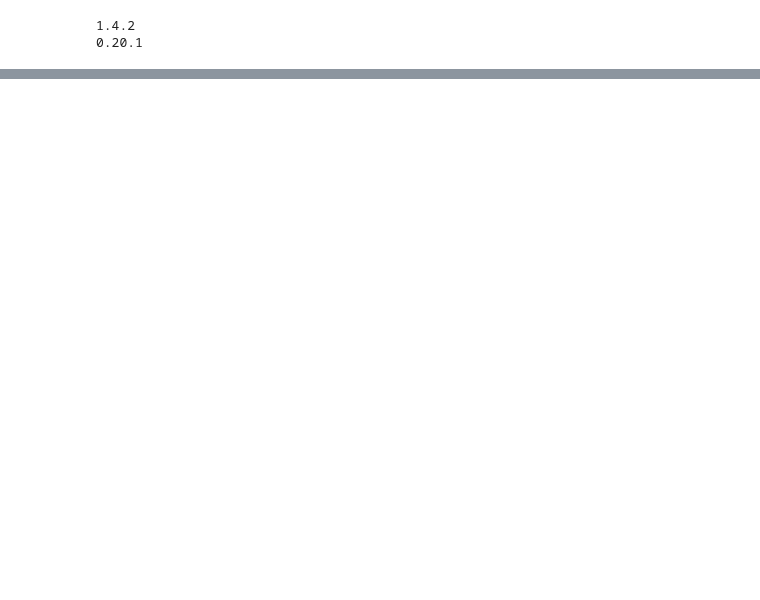
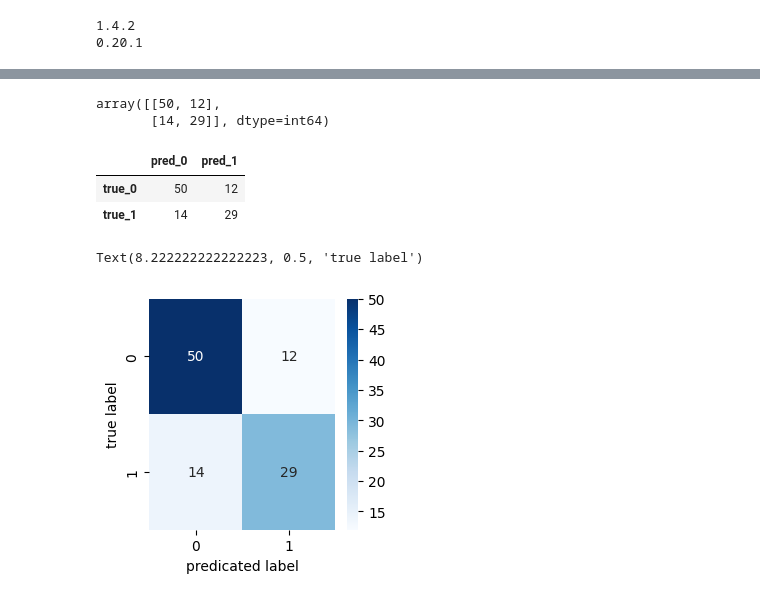
Before and after one commit to dlsco123/deeplearning, a Jupyter notebook: titanic.ipynb, the cells around one changed output, grey strips where cells are left out. Drawn from its saved outputs; the diff is of its cells as text; code cells hidden in the pictures; blank space fills up the shorter version.

```diff
--- a/titanic.ipynb
+++ b/titanic.ipynb
@@ -289,0 +290,37 @@ array([[0.9998405]], dtype=float32)
+# %%
+## 오차행렬에 들어갈 예측값
+predict_y=model.predict(X_test)
+predict_y[predict_y>0.5]=1
+predict_y[predict_y<=0.5]=0
+
+real_y=y_test.copy()
+# %%
+# 오차행렬표임 (교재 388쪽의 하단내용)
+import pandas as pd
+from sklearn.metrics import confusion_matrix
+conMatrix=confusion_matrix(real_y, predict_y)
+conMatrix
+# %% [output]
+array([[50, 12],
+       [14, 29]], dtype=int64)
+# %%
+# 오차행렬표를 데이터프레임으로 변환 (rywo 388쪽 가장하단)
+# 오차행렬표를 데이터프레임으로 작업하지 않고, 차트로 보여주는 모듈도 있음.
+cnt=len(conMatrix)
+pd.DataFrame(conMatrix,
+                index=['true_%d' % i for i in range(cnt)],
+                columns=['pred_%d' % i for i in range(cnt)] )
+# %% [output]
+|  | pred_0 | pred_1 |
+| true_0 | 50 | 12 |
+| true_1 | 14 | 29 |
+# %%
+# 오차행렬표를 차트로 보여주는 작업_혼돈행렬
+import seaborn as sns
+plt.figure(figsize=(3,3))
+sns.heatmap(conMatrix,annot=True, fmt='d',cmap='Blues')
+plt.xlabel('predicated label')
+plt.ylabel('true label')
+# %% [output]
+Text(8.222222222222223, 0.5, 'true label')
+[figure, added]
```
Also changed, not shown: parts of 6 cells of this notebook, 2 other files.
